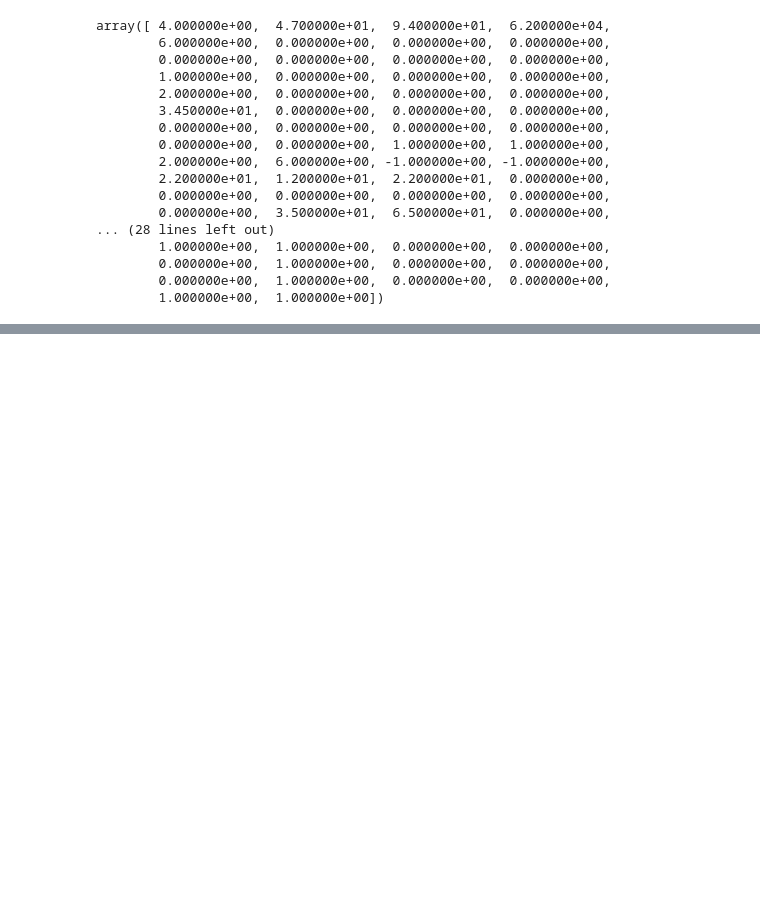
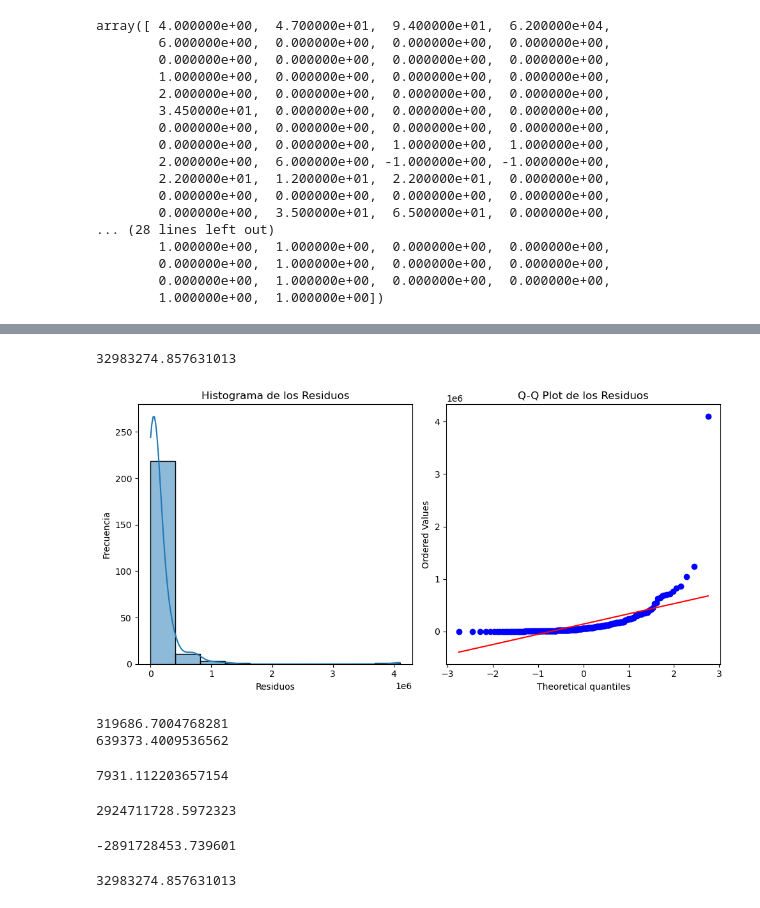
Before and after one commit to GermanMoran/TesisMaestria, a Jupyter notebook: PruebaMH/sample_Original.ipynb, the cells around one changed output, grey strips where cells are left out. Cells and saved outputs as stored; diff of their text form; code cells hidden in the pictures; blank space fills up the shorter version.

Commit message:
nuevos cambios mcv2

```diff
--- a/PruebaMH/sample_Original.ipynb
+++ b/PruebaMH/sample_Original.ipynb
@@ -505,0 +717,5 @@ Varianza residual:  114108.56772566748
+# %%
+listaIntervalosConfianza = calculoIntervalosConfianza(grupos_definitivos, test_original)
+# %%
+# Calculo de los grupos definitivos en los intervalos de confianza
+lista_df_ic = DfWithConfidenceIntervals(listaIntervalosConfianza, test_original,lista_aux_var_ic)
@@ -505,0 +734,13 @@ Varianza residual:  114108.56772566748
+# %%
+r = lista_df_ic[5][0]
+#r = test_original.copy()
+grupo = 2
+print("L_Origonal: ", grupos_definitivos[grupo].shape)
+NG_LW = grupos_definitivos[grupo].append(r.iloc[17],ignore_index = True)
+# Obtengo el R2 nuevo
+#new_r2= LinearRegessionv2(NG_LW,0.1, 0.97).CalcularModeloLR()
+new_r2, mod= LinearRegessionOLMS(NG_LW)
+# Obtengo la diferencia de variaciones
+diff_corr = lista_corr_olsms[grupo]- new_r2
+print(diff_corr)
+print(NG_LW.shape)
@@ -604,0 +1027,55 @@ array([2., 2.])
+# %%
+cor,cof,intv,ssr,residuos = LinearRegessionv2(grupos_definitivos[2],0.1,0.97).CalcularModeloLR()
+print(ssr)
+# %% [output]
+32983274.857631013
+# %%
+# Graficar el histograma de los residuos
+import matplotlib.pyplot as plt
+import seaborn as sns
+
+
+plt.figure(figsize=(10, 5))
+
+plt.subplot(1, 2, 1)
+sns.histplot(residuos, kde=True, bins=10)
+plt.xlabel('Residuos')
+plt.ylabel('Frecuencia')
+plt.title('Histograma de los Residuos')
+
+# Graficar el Q-Q plot de los residuos
+plt.subplot(1, 2, 2)
+stats.probplot(residuos, dist="norm", plot=plt)
+plt.title('Q-Q Plot de los Residuos')
+
+plt.tight_layout()
+plt.show()
+# %% [output]
+[figure, added]
+# %%
+std_residuos = np.std(residuos)
+print(std_residuos)
+umbral = 2 * std_residuos  # Por ejemplo, dos desviaciones estándar
+print(umbral)
+# %% [output]
+319686.7004768281
+639373.4009536562
+# %%
+pred = np.abs(np.dot(cof, test_clean.values[0]) + intv)
+print(pred)
+# %% [output]
+7931.112203657154
+# %%
+res_prueba = sum(np.power((grupos_definitivos[2].RDT_AJUSTADO  -pred),2))
+print(res_prueba)
+# %% [output]
+2924711728.5972323
+# %%
+resta = ssr -res_prueba
+print(resta)
+# %% [output]
+-2891728453.739601
+# %%
+ssr
+# %% [output]
+32983274.857631013
```
Also changed, not shown: parts of 61 cells of this notebook, 8 other files.
